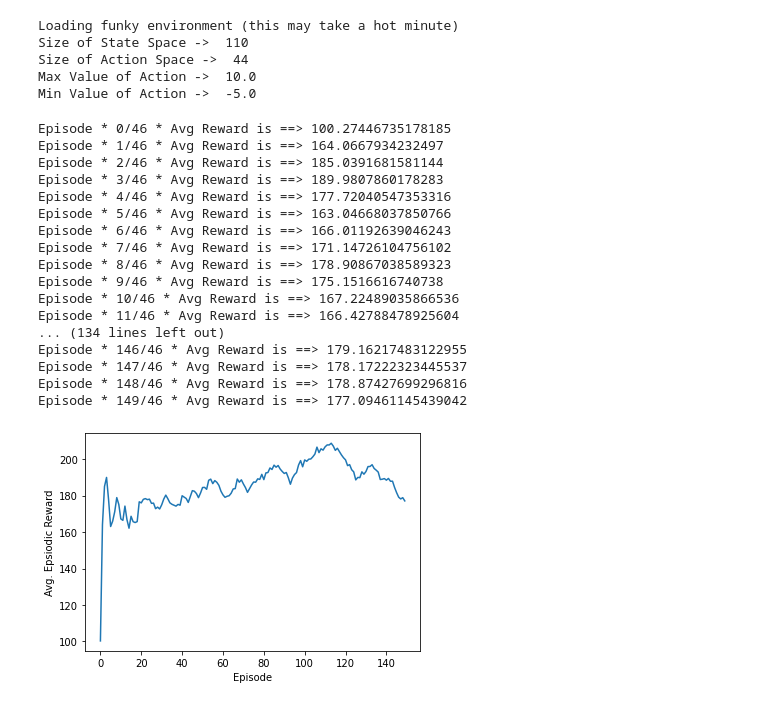
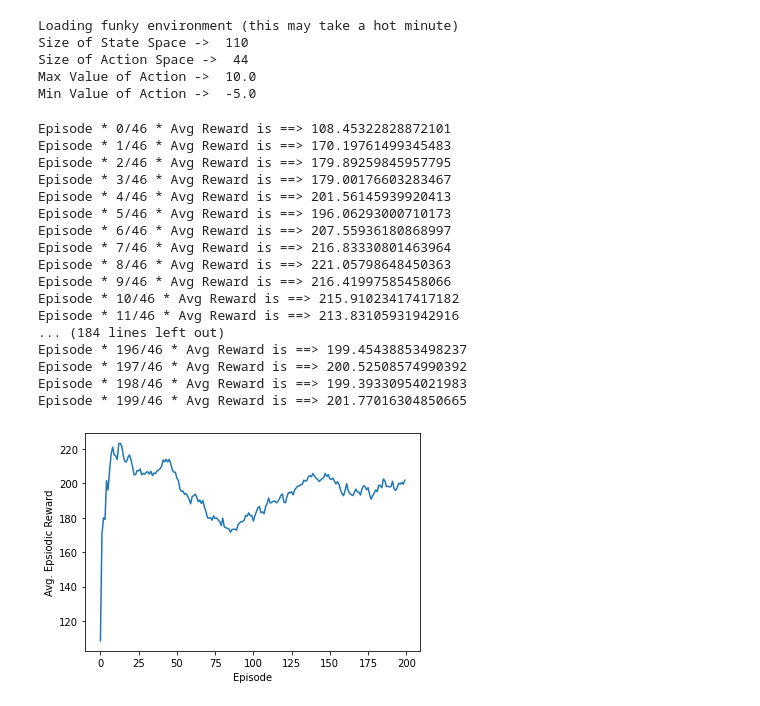
Before and after one commit to V0XNIHILI/RL-EVCP, a Jupyter notebook: test.ipynb, the cells around one changed output. Drawn from its saved outputs; the diff is of its cells as text; code cells hidden in the pictures.

```diff
--- a/test.ipynb
+++ b/test.ipynb
@@ -262,7 +262,7 @@ actor_lr = 0.001
 critic_optimizer = tf.keras.optimizers.Adam(critic_lr)
 actor_optimizer = tf.keras.optimizers.Adam(actor_lr)
 
-total_episodes = 150
+total_episodes = 200
 # Discount factor for future rewards
 gamma = 0.99
 # Used to update target networks
@@ -293,49 +293,49 @@ for ep in range(total_episodes):
         # Recieve state and reward from environment.
         state, reward, done, info = env.step(action)
 
         buffer.record((prev_state, action, reward, state))
         episodic_reward += reward
 
         buffer.learn()
         update_target(target_actor.variables, actor_model.variables, tau)
         update_target(target_critic.variables, critic_model.variables, tau)
 
         # End this episode when `done` is True
         if done:
             break
 
         prev_state = state
         steps += 1
 
     ep_reward_list.append(episodic_reward)
 
     # Mean of last 40 episodes
-    avg_reward = np.mean(ep_reward_list[-40:])
+    avg_reward = §np.mean(ep_reward_list[-40:])
     print("Episode * {}/{} * Avg Reward is ==> {}".format(ep, steps, avg_reward))
     avg_reward_list.append(avg_reward)
 
 # Plotting graph
 # Episodes versus Avg. Rewards
 plt.plot(avg_reward_list)
 plt.xlabel("Episode")
 plt.ylabel("Avg. Epsiodic Reward")
 plt.show()
 # %% [output]
-Episode * 0/46 * Avg Reward is ==> 100.27446735178185
-Episode * 1/46 * Avg Reward is ==> 164.0667934232497
-Episode * 2/46 * Avg Reward is ==> 185.0391681581144
-Episode * 3/46 * Avg Reward is ==> 189.9807860178283
-Episode * 4/46 * Avg Reward is ==> 177.72040547353316
-Episode * 5/46 * Avg Reward is ==> 163.04668037850766
-Episode * 6/46 * Avg Reward is ==> 166.01192639046243
-Episode * 7/46 * Avg Reward is ==> 171.14726104756102
-Episode * 8/46 * Avg Reward is ==> 178.90867038589323
-Episode * 9/46 * Avg Reward is ==> 175.1516616740738
-Episode * 10/46 * Avg Reward is ==> 167.22489035866536
-Episode * 11/46 * Avg Reward is ==> 166.42788478925604
-... (134 lines left out)
-Episode * 146/46 * Avg Reward is ==> 179.16217483122955
-Episode * 147/46 * Avg Reward is ==> 178.17222323445537
-Episode * 148/46 * Avg Reward is ==> 178.87427699296816
-Episode * 149/46 * Avg Reward is ==> 177.09461145439042
+Episode * 0/46 * Avg Reward is ==> 108.45322828872101
+Episode * 1/46 * Avg Reward is ==> 170.19761499345483
+Episode * 2/46 * Avg Reward is ==> 179.89259845957795
+Episode * 3/46 * Avg Reward is ==> 179.00176603283467
+Episode * 4/46 * Avg Reward is ==> 201.56145939920413
+Episode * 5/46 * Avg Reward is ==> 196.06293000710173
+Episode * 6/46 * Avg Reward is ==> 207.55936180868997
+Episode * 7/46 * Avg Reward is ==> 216.83330801463964
+Episode * 8/46 * Avg Reward is ==> 221.05798648450363
+Episode * 9/46 * Avg Reward is ==> 216.41997585458066
+Episode * 10/46 * Avg Reward is ==> 215.91023417417182
+Episode * 11/46 * Avg Reward is ==> 213.83105931942916
+... (184 lines left out)
+Episode * 196/46 * Avg Reward is ==> 199.45438853498237
+Episode * 197/46 * Avg Reward is ==> 200.52508574990392
+Episode * 198/46 * Avg Reward is ==> 199.39330954021983
+Episode * 199/46 * Avg Reward is ==> 201.77016304850665
-[figure, old version]
+[figure, new version]
```
Also changed, not shown: 4 other files.
